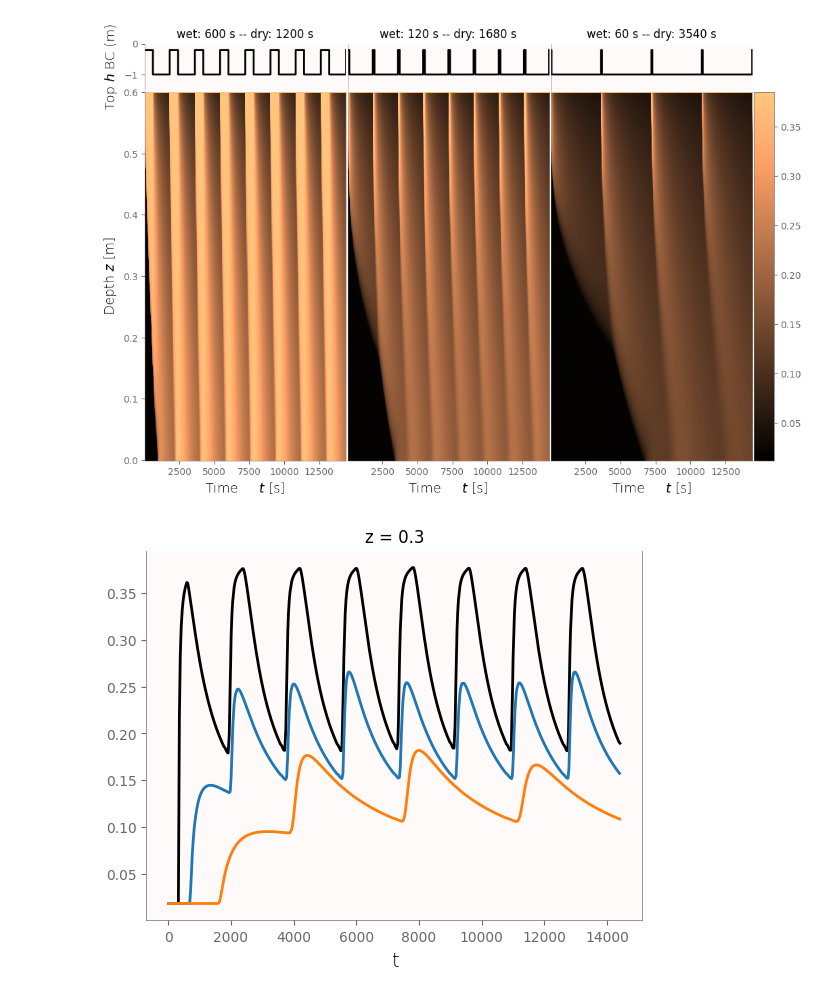
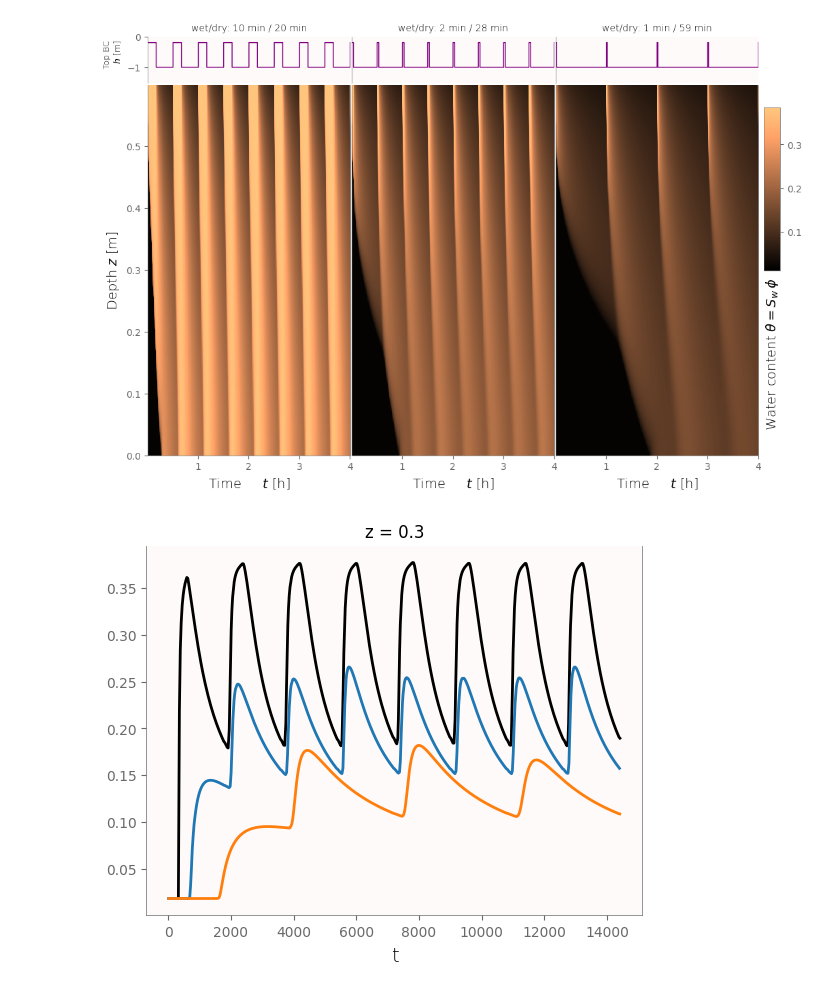
Before and after one commit to edsaac/ReactiveBiomass, a Jupyter notebook: experiments/Rosenzweig_2011.Flow/tableDataHead.ipynb, the cells around one changed output. Cells and saved outputs as stored; diff of their text form; code cells hidden in the pictures.

```diff
--- a/experiments/Rosenzweig_2011.Flow/tableDataHead.ipynb
+++ b/experiments/Rosenzweig_2011.Flow/tableDataHead.ipynb
@@ -166,33 +168,41 @@ for timeDry,timeWet in zip(timeDryArr, timeWetArr):
 # %%
 fig, axs = plt.subplots(2,4, sharey=False, sharex=False, figsize=[12,8],
     gridspec_kw={"wspace":0.01, "hspace":0.01, "width_ratios":[1,1,1,0.1], "height_ratios":[0.5,4]})
 
 fig.set_facecolor("#ffffff00")
 
 for ax,timeDry,timeWet in zip(axs[0,:],timeDryArr, timeWetArr):
     tarr, harr = stepTableGenerator(timeDry=timeDry, timeWet=timeWet, hDry=hDry, hWet=hWet)
-    ax.plot(tarr,harr)
+    ax.plot(tarr,harr, lw=1, c="purple")
     ax.set(ylim=[-1.5,0], xlim=[0,14400])
-    ax.set_title(f"wet: {timeWet:.0f} s -- dry: {timeDry:.0f} s")
+    ax.set_title(f"wet/dry: {timeWet/60:.0f} min / {timeDry/60:.0f} min", fontweight=10, fontsize=10)
     ax.get_xaxis().set_visible(False)
     ax.spines[["bottom","right"]].set_visible(False)
 
 axs[0,-1].remove()
-axs[0,0].set_ylabel("Top $h$ BC (m)")
+axs[1,-1].remove()
+
+axs[0,0].set_ylabel("Top BC \n $h$ [m]", fontweight=10, fontsize=9, y=0.65)
 
 for ax,θ,timeDry,timeWet in zip(axs[1,:],θlist,timeDryArr, timeWetArr):
-    img = ax.pcolormesh(θ.t,θ.z, θ, vmin=0.012, vmax=0.385, cmap="copper")
-    ax.set_xlabel("Time \t $t$ [s]")
+    img = ax.pcolormesh(θ.t/3600, θ.z, θ, vmin=0.012, vmax=0.385, cmap="copper")
+    ax.set_xlabel("Time \t $t$ [h]")
+    ax.set(ylim=[0,0.599])
 
 for ax in axs[0,1:]: ax.get_yaxis().set_visible(False)
 for ax in axs[1,1:-1]: ax.get_yaxis().set_visible(False)
 
 axs[1,0].set_ylabel("Depth $z$ [m]")
 
-plt.colorbar(img, cax=axs[1,-1])
+cax = fig.add_axes((0.88,0.45,0.02,0.30))
+#plt.colorbar(img, cax=axs[1,-1])
+plt.colorbar(img, cax=cax)
+cax.set_xlabel(r"Water content $\theta = S_w \, \phi$", rotation='vertical')
+cax.yaxis.set_major_locator(MaxNLocator(4))
+cax.xaxis.set_label_position("bottom")
 plt.show()
 # %% [output]
-[figure, old version]
+[figure, new version]
 # %%
 
 for theta in θlist:
```
Also changed, not shown: parts of 2 cells of this notebook, 54 other files.
